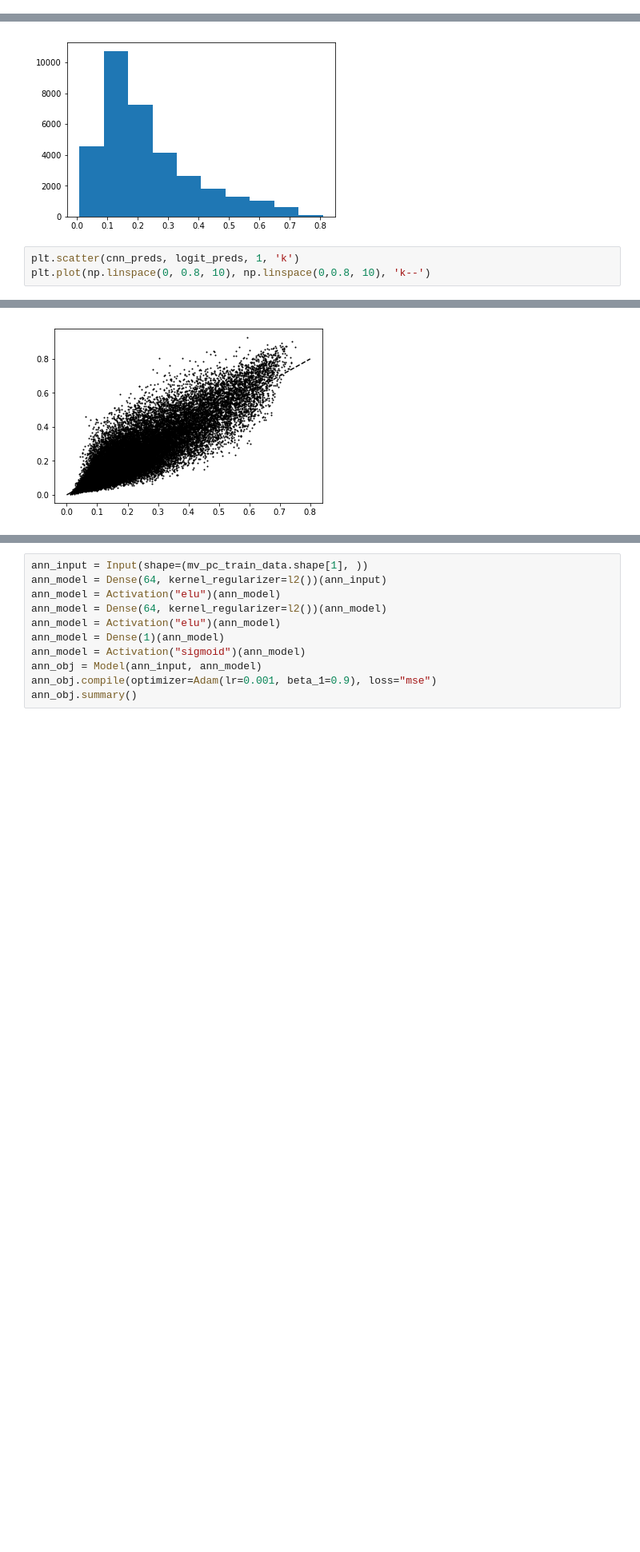
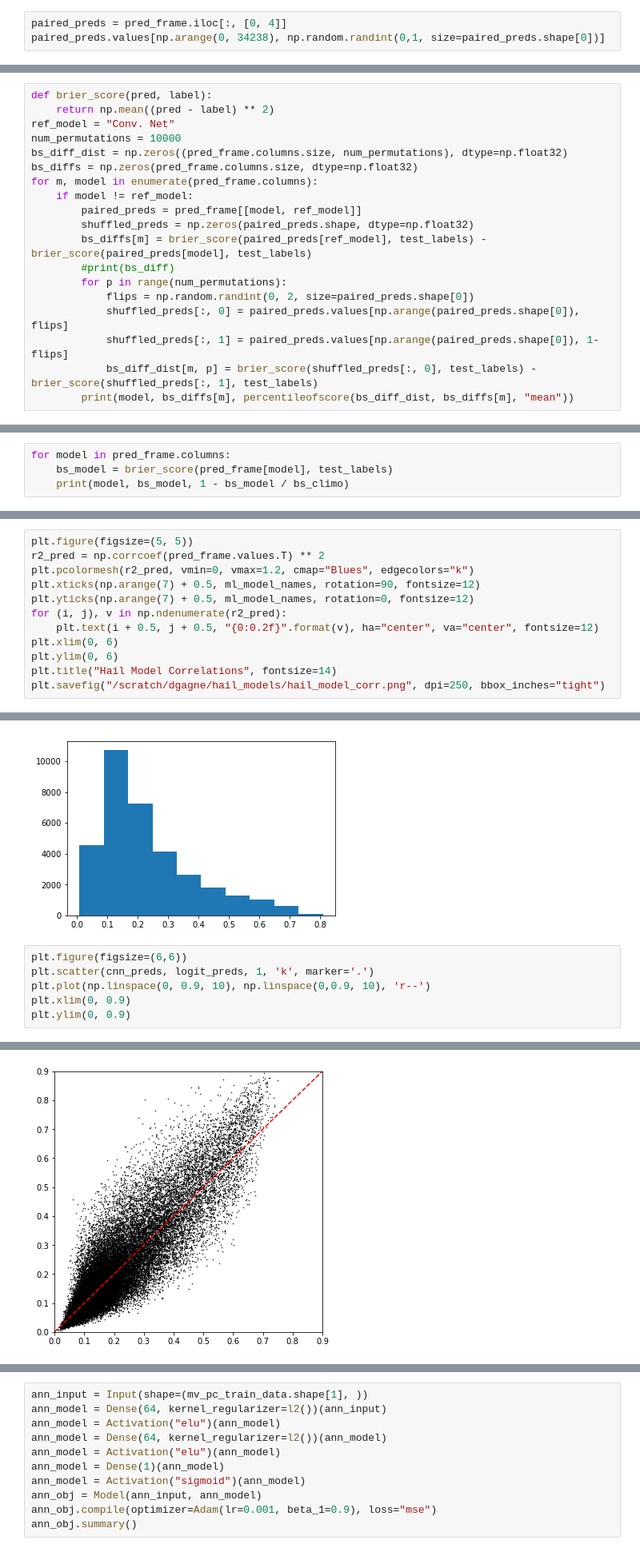
Before and after one commit to djgagne/deepsky, a Jupyter notebook: notebooks/StormPatchHail.ipynb, the cells around one changed output, grey strips where cells are left out. Shown at 80% size. Cells and saved outputs as stored; diff of their text form; blank space fills up the shorter version.

```diff
--- a/notebooks/StormPatchHail.ipynb
+++ b/notebooks/StormPatchHail.ipynb
@@ -450,0 +481,3 @@ print([roc.auc() for roc in roc_list])
+# %%
+paired_preds = pred_frame.iloc[:, [0, 4]]
+paired_preds.values[np.arange(0, 34238), np.random.randint(0,1, size=paired_preds.shape[0])]
@@ -450,0 +486,19 @@ print([roc.auc() for roc in roc_list])
+# %%
+def brier_score(pred, label):
+    return np.mean((pred - label) ** 2)
+ref_model = "Conv. Net"
+num_permutations = 10000
+bs_diff_dist = np.zeros((pred_frame.columns.size, num_permutations), dtype=np.float32)
+bs_diffs = np.zeros(pred_frame.columns.size, dtype=np.float32)
+for m, model in enumerate(pred_frame.columns):
+    if model != ref_model:
+        paired_preds = pred_frame[[model, ref_model]]
+        shuffled_preds = np.zeros(paired_preds.shape, dtype=np.float32)
+        bs_diffs[m] = brier_score(paired_preds[ref_model], test_labels) - brier_score(paired_preds[model], test_labels)
+        #print(bs_diff)
+        for p in range(num_permutations):
+            flips = np.random.randint(0, 2, size=paired_preds.shape[0])
+            shuffled_preds[:, 0] = paired_preds.values[np.arange(paired_preds.shape[0]), flips]
+            shuffled_preds[:, 1] = paired_preds.values[np.arange(paired_preds.shape[0]), 1-flips]
+            bs_diff_dist[m, p] = brier_score(shuffled_preds[:, 0], test_labels) - brier_score(shuffled_preds[:, 1], test_labels)
+        print(model, bs_diffs[m], percentileofscore(bs_diff_dist, bs_diffs[m], "mean"))
@@ -450,0 +511,4 @@ print([roc.auc() for roc in roc_list])
+# %%
+for model in pred_frame.columns:
+    bs_model = brier_score(pred_frame[model], test_labels)
+    print(model, bs_model, 1 - bs_model / bs_climo)
@@ -450,0 +533,12 @@ print([roc.auc() for roc in roc_list])
+# %%
+plt.figure(figsize=(5, 5))
+r2_pred = np.corrcoef(pred_frame.values.T) ** 2
+plt.pcolormesh(r2_pred, vmin=0, vmax=1.2, cmap="Blues", edgecolors="k")
+plt.xticks(np.arange(7) + 0.5, ml_model_names, rotation=90, fontsize=12)
+plt.yticks(np.arange(7) + 0.5, ml_model_names, rotation=0, fontsize=12)
+for (i, j), v in np.ndenumerate(r2_pred):
+    plt.text(i + 0.5, j + 0.5, "{0:0.2f}".format(v), ha="center", va="center", fontsize=12)
+plt.xlim(0, 6)
+plt.ylim(0, 6)
+plt.title("Hail Model Correlations", fontsize=14)
+plt.savefig("/scratch/dgagne/hail_models/hail_model_corr.png", dpi=250, bbox_inches="tight")
@@ -590,6 +688,9 @@ plt.hist(cnn_preds)
  <a list of 10 Patch objects>)
 [figure]
 # %%
-plt.scatter(cnn_preds, logit_preds, 1, 'k')
-plt.plot(np.linspace(0, 0.8, 10), np.linspace(0,0.8, 10), 'k--')
+plt.figure(figsize=(6,6))
+plt.scatter(cnn_preds, logit_preds, 1, 'k', marker='.')
+plt.plot(np.linspace(0, 0.9, 10), np.linspace(0,0.9, 10), 'r--')
+plt.xlim(0, 0.9)
+plt.ylim(0, 0.9)
 # %% [output]
@@ -597 +698 @@ plt.plot(np.linspace(0, 0.8, 10), np.linspace(0,0.8, 10), 'k--')
-[figure, old version]
+[figure, new version]
```
Also changed, not shown: parts of 19 cells of this notebook.
